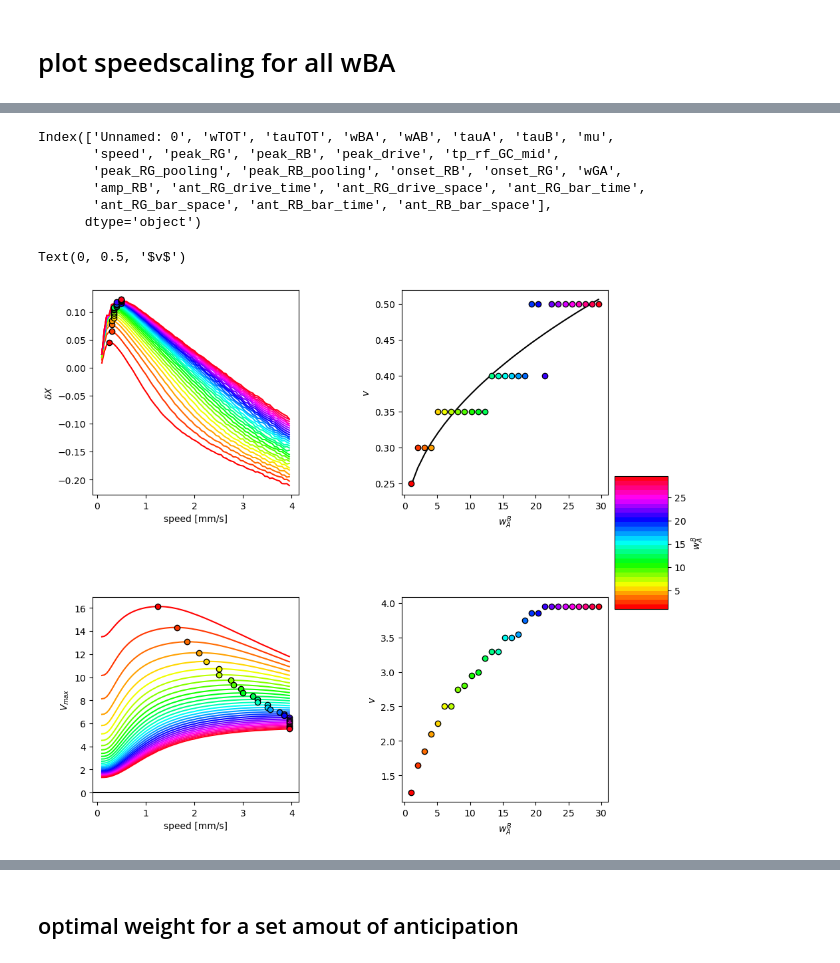
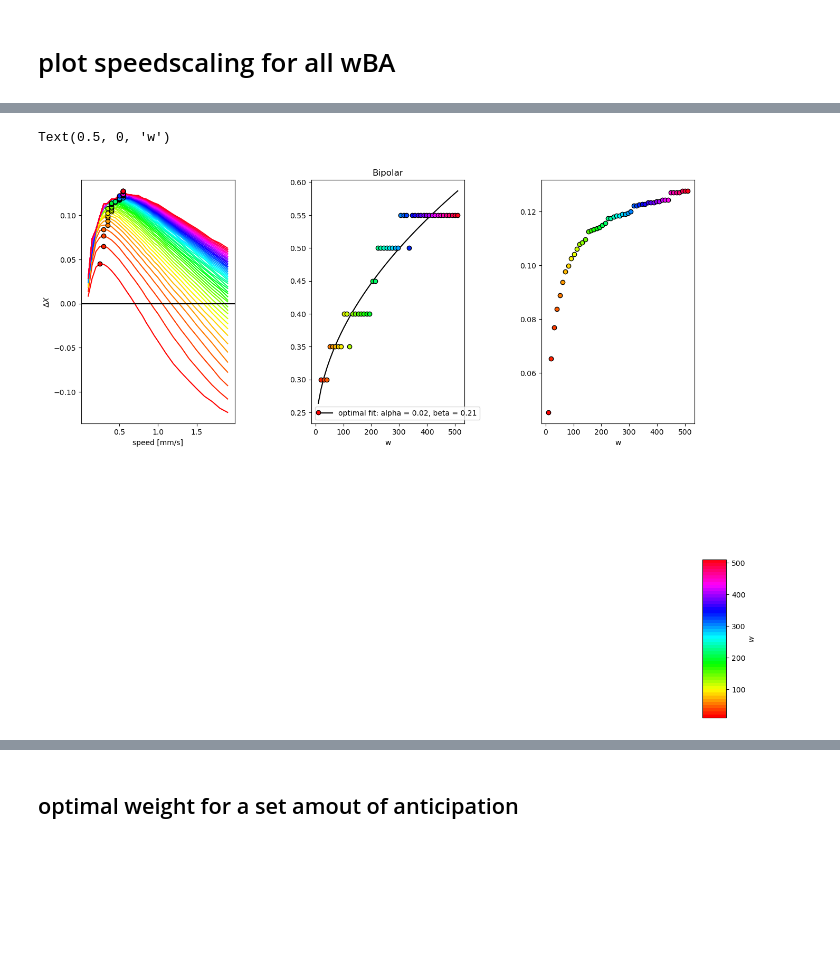
Before and after one commit to simoneeb/motion_anticipation_network, a Jupyter notebook: Figures_Paper_v2/Figure_codes/F4-prefspeed_v2.ipynb, the cells around one changed output, grey strips where cells are left out. Cells and saved outputs as stored; diff of their text form; code cells hidden in the pictures; blank space fills up the shorter version.

```diff
--- a/Figures_Paper_v2/Figure_codes/F4-prefspeed_v2.ipynb
+++ b/Figures_Paper_v2/Figure_codes/F4-prefspeed_v2.ipynb
@@ -140,48 +157,35 @@ array([ 10.,  20.,  30.,  41.,  51.,  61.,  71.,  81.,  92., 102., 112.,
-# %%
-df.keys()
-# %% [output]
-Index(['Unnamed: 0', 'wTOT', 'tauTOT', 'wBA', 'wAB', 'tauA', 'tauB', 'mu',
-       'speed', 'peak_RG', 'peak_RB', 'peak_drive', 'tp_rf_GC_mid',
-       'peak_RG_pooling', 'peak_RB_pooling', 'onset_RB', 'onset_RG', 'wGA',
-       'amp_RB', 'ant_RG_drive_time', 'ant_RG_drive_space', 'ant_RG_bar_time',
-       'ant_RG_bar_space', 'ant_RB_bar_time', 'ant_RB_bar_space'],
-      dtype='object')
-# %%
-df = df.query('wBA <= 30')
 # %%
 
-fig = plt.figure(figsize = (10,10))
-gs = fig.add_gridspec(2,2)
+fig = plt.figure(figsize = (15,15))
+gs = fig.add_gridspec(2,3)
 
 fig.subplots_adjust(wspace = 0.5,hspace = 0.5)
 
-cmapg = plt.get_cmap('hsv', len(df['wBA'].unique()))
-cmapb = plt.get_cmap('hsv', len(df['wBA'].unique()))
+cmapg = plt.get_cmap('hsv', len(df['wTOT'].unique()))
+cmapb = plt.get_cmap('hsv', len(df['wTOT'].unique()))
 
-cNorm = colors.Normalize(vmin =df['wBA'].min(), vmax = df['wBA'].max())
+cNorm = colors.Normalize(vmin =df['wTOT'].min(), vmax = df['wTOT'].max())
 scalarMap = cmx.ScalarMappable(norm=cNorm, cmap=cmapb)
 
-cbar_ax2 = fig.add_axes([.91, .4, .08, .2])
-cbar_ax2.set_ylabel(r'$w^{B}_{A}$')
+cbar_ax2 = fig.add_axes([.91, .2, .03, .2])
+cbar_ax2.set_ylabel(r'$w$')
 fig.colorbar(scalarMap,
-             cax=cbar_ax2, orientation='vertical', label=r'$w^{B}_{A}$')
+             cax=cbar_ax2, orientation='vertical', label=r'$w$')
 
 
 
 
 
 var = 'ant_RB_bar_space'
-varamp = 'amp_RB'
 ax = fig.add_subplot(gs[0,0])
-axamp = fig.add_subplot(gs[1,0])
 #weights = [0.0,10.0,50.0,100.0]
 
 
-subg = df.groupby(['wBA'])
+subg = df.groupby(['wTOT'])
 #ax.set_xscale('log')
 
 # get values for which difference across speed is minimal
-diffsdf = pd.DataFrame(columns = ['diff', 'mu','wBA','tauTOT', 'tauA', 'wAB'])
+diffsdf = pd.DataFrame(columns = ['diff', 'mu','wTOT','tauTOT', 'tauA', 'wAB'])
 pref_speeds_B = []
 pref_amp_B = []
 weights_B = []
@@ -196,17 +200,13 @@ for x,w2 in enumerate(subg.groups):
     sg = subg.get_group(w2)
 
     cur  = sg[var].values
-    curamp  = sg[varamp].values
     speeds = sg['speed'].values
     maxi = np.argmax(cur)
-    maxiamp = np.argmax(curamp)
     ax.plot(sg['speed'], sg[var],color = cmapb(x))#,color = scalarMap.to_rgba(x))
-    axamp.plot(sg['speed'], sg[varamp],color = cmapb(x))#,color = scalarMap.to_rgba(x))
     ax.scatter(speeds[maxi],cur[maxi],color = cmapb(x), edgecolor = 'k', zorder = 10)
-    axamp.scatter(speeds[maxiamp],curamp[maxiamp],color = cmapb(x), edgecolor = 'k', zorder = 10)
 
     pref_speeds_B.append(speeds[maxi])
-    pref_amp_B.append(speeds[maxiamp])
+    pref_amp_B.append(cur[maxi])
     weights_B.append(w2)
     anipis_B.append(cur)
 
@@ -243,41 +243,40 @@ for i in range(len(speeds)):
 #ax.legend()
 plt.axhline(0.0, color = 'k')
 # plt.axhline(goal, color = 'r')
 ax.set_xlabel('speed [mm/s]')
-axamp.set_xlabel('speed [mm/s]')
-ax.set_ylabel(r'$\delta X$')
-axamp.set_ylabel(r'$V_{max}$')
+ax.set_ylabel(r'$\Delta X$')
 # figure.legend(bbox_to_anchor = (1.2,1))
+
 
 
 
 
 
 weights = np.asarray(weights_B)
 pref_speeds = np.asarray(pref_speeds_B)
 
 def preferred_speed(wplus,alpha,beta):
 
     return alpha*np.sqrt(wplus)+beta
 
+
 popt,_ = curve_fit(preferred_speed,weights,pref_speeds)
 
 ax = fig.add_subplot(gs[0,1])
+ax.set_title('Bipolar')
 for wi,w in enumerate(weights):
     plt.scatter(w,pref_speeds[wi], color = cmapg(wi), edgecolor = 'k', zorder = 10)
 plt.plot(weights, preferred_speed(weights,*popt), label  =f'optimal fit: alpha = {np.round(popt[0],2)}, beta = {np.round(popt[1],2)}', color = 'k')
 
-plt.xlabel(r'$w^{B}_{A}$')
-plt.ylabel(r'$v$')
-# plt.legend()
+plt.xlabel('w')
+plt.legend()
 
-ax = fig.add_subplot(gs[1,1])
+ax = fig.add_subplot(gs[0,2])
 ax.set_title(' ')
 for wi,w in enumerate(weights):
     plt.scatter(w,pref_amp_B[wi], color = cmapg(wi), edgecolor = 'k', zorder = 10)
 
-plt.xlabel(r'$w^{B}_{A}$')
-plt.ylabel(r'$v$')
+plt.xlabel('w')
 # %% [output]
-Text(0, 0.5, '$v$')
+Text(0.5, 0, 'w')
-[figure, old version]
+[figure, new version]
```
Also changed, not shown: parts of 10 cells of this notebook, 19 other files.
